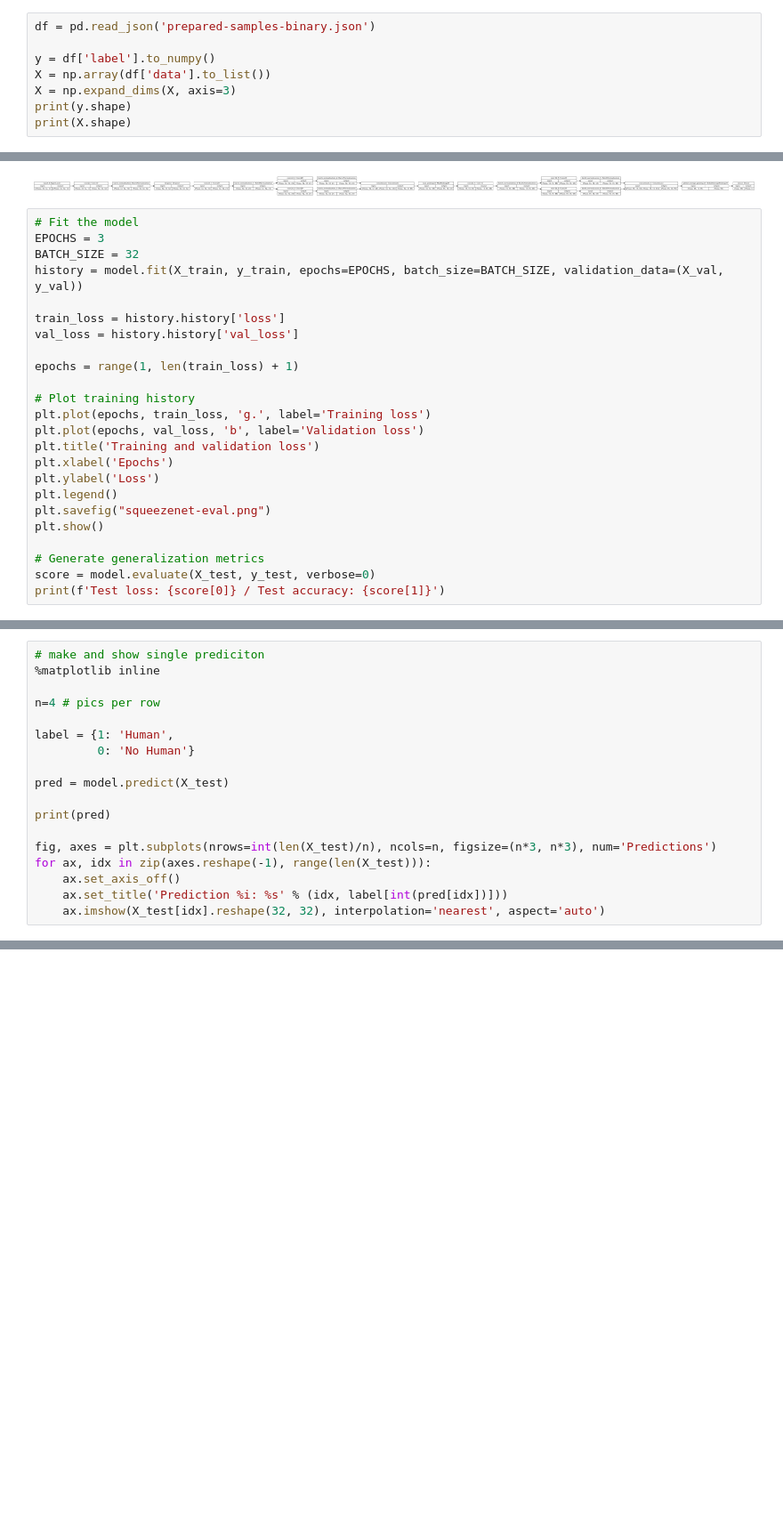
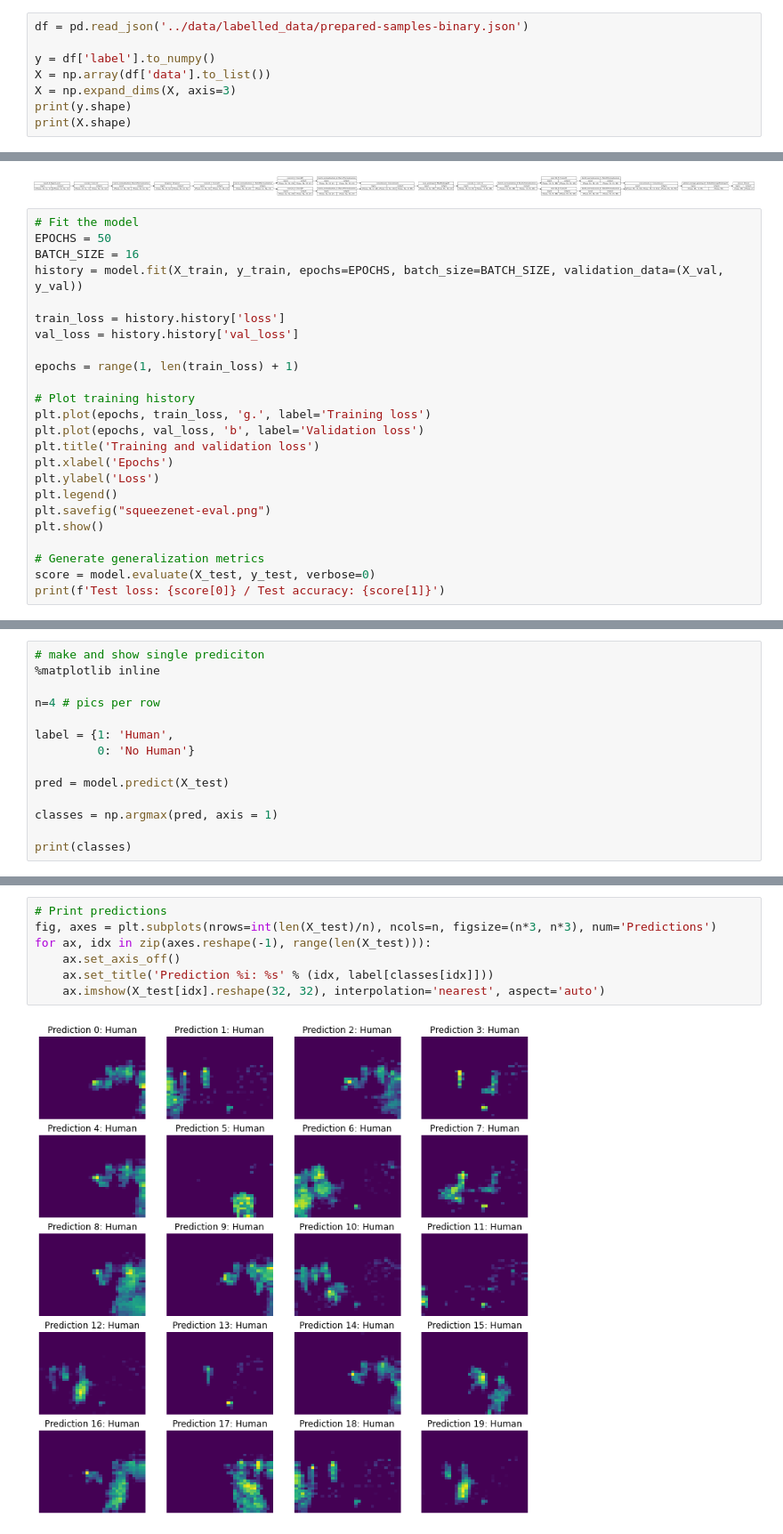
Before and after one commit to Avic3nna/EdgeML_thermalcamera, a Jupyter notebook: cnn/step3-modelling-squeezenet-binary.ipynb, the cells around one changed output, grey strips where cells are left out. Shown at 89% size. Saved outputs shown, nothing was run; the diff lists cells and outputs as text; blank space fills up the shorter version.

```diff
--- a/cnn/step3-modelling-squeezenet-binary.ipynb
+++ b/cnn/step3-modelling-squeezenet-binary.ipynb
@@ -20,7 +20,7 @@ IMAGE_SIZE = [32, 32]
 # %% [output]
 Tensorflow version 2.6.0
 # %%
-df = pd.read_json('prepared-samples-binary.json')
+df = pd.read_json('../data/labelled_data/prepared-samples-binary.json')
 
 y = df['label'].to_numpy()
 X = np.array(df['data'].to_list())
@@ -102,8 +105,8 @@ tf.keras.utils.plot_model(model, show_shapes=True, rankdir="LR")
 [figure]
 # %%
 # Fit the model
-EPOCHS = 3
-BATCH_SIZE = 32
+EPOCHS = 50
+BATCH_SIZE = 16
 history = model.fit(X_train, y_train, epochs=EPOCHS, batch_size=BATCH_SIZE, validation_data=(X_val, y_val))
 
 train_loss = history.history['loss']
@@ -144,11 +156,7 @@ label = {1: 'Human',
 
 pred = model.predict(X_test)
 
-print(pred)
+classes = np.argmax(pred, axis = 1)
 
-fig, axes = plt.subplots(nrows=int(len(X_test)/n), ncols=n, figsize=(n*3, n*3), num='Predictions')
-for ax, idx in zip(axes.reshape(-1), range(len(X_test))):
-    ax.set_axis_off()
-    ax.set_title('Prediction %i: %s' % (idx, label[int(pred[idx])]))
-    ax.imshow(X_test[idx].reshape(32, 32), interpolation='nearest', aspect='auto')
+print(classes)
 # %% [output]
@@ -175,0 +164,9 @@ for ax, idx in zip(axes.reshape(-1), range(len(X_test))):
+# %%
+# Print predictions
+fig, axes = plt.subplots(nrows=int(len(X_test)/n), ncols=n, figsize=(n*3, n*3), num='Predictions')
+for ax, idx in zip(axes.reshape(-1), range(len(X_test))):
+    ax.set_axis_off()
+    ax.set_title('Prediction %i: %s' % (idx, label[classes[idx]]))
+    ax.imshow(X_test[idx].reshape(32, 32), interpolation='nearest', aspect='auto')
+# %% [output]
+[figure, added]
```
Also changed, not shown: parts of 3 cells of this notebook, 13 other files.
